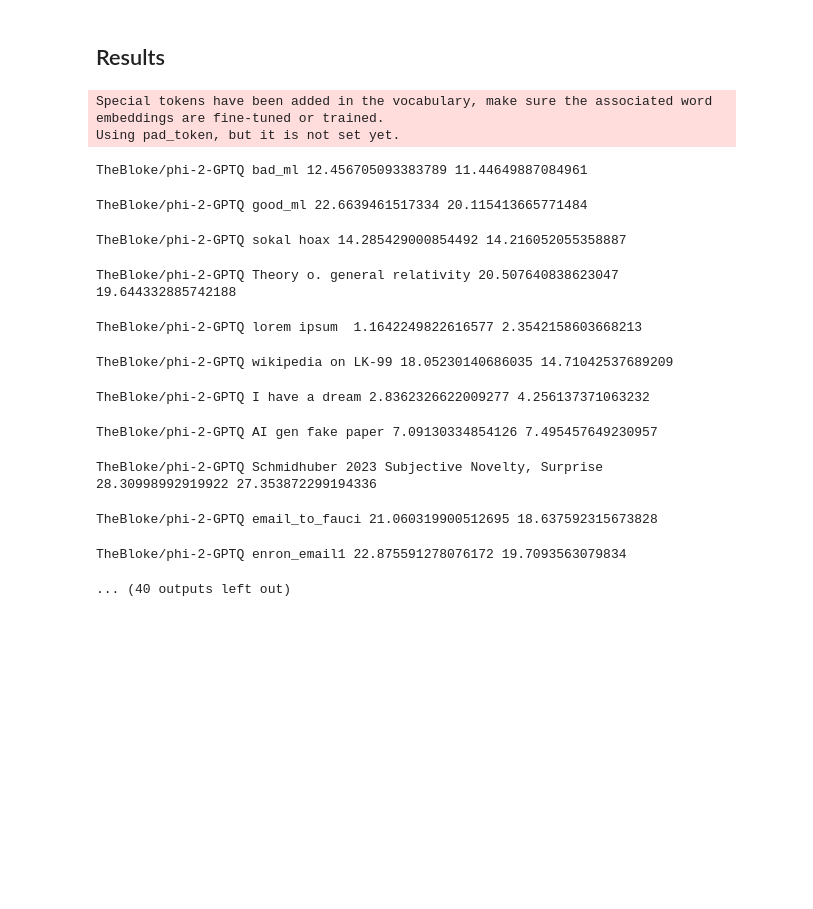
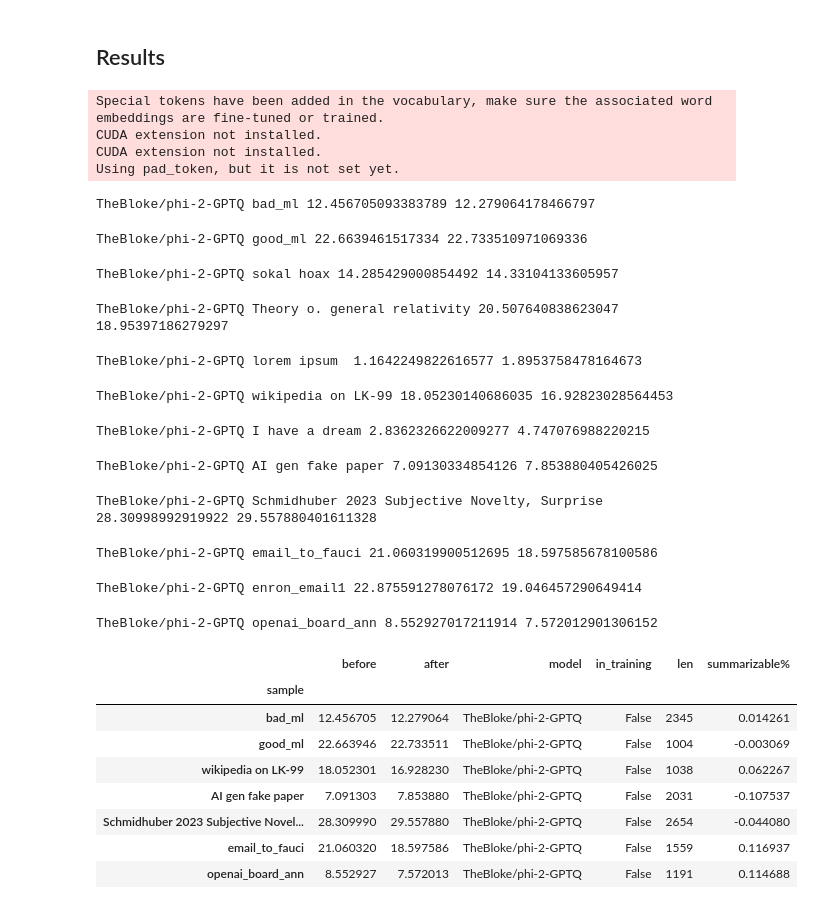
Before and after one commit to wassname/detect_bs_text, a Jupyter notebook: nbs/02_detection_using_tldr_prompt.ipynb, the cells around one changed output. Drawn from its saved outputs; the diff is of its cells as text; code cells hidden in the pictures; blank space fills up the shorter version.

```diff
--- a/nbs/02_detection_using_tldr_prompt.ipynb
+++ b/nbs/02_detection_using_tldr_prompt.ipynb
@@ -227,25 +227,38 @@ Text:
 
         print(model_name, sample['name'], before, after)
         data.append(dict(before=before, after=after, model=model_name, sample=sample['name'],
-                         in_training=sample['in_training'], len=sample['len']))
+                         in_training=sample['in_training'], len=len(sample['text'])))
 # %% [output]
 Special tokens have been added in the vocabulary, make sure the associated word embeddings are fine-tuned or trained.
+CUDA extension not installed.
+CUDA extension not installed.
 Using pad_token, but it is not set yet.
-TheBloke/phi-2-GPTQ bad_ml 12.456705093383789 11.44649887084961
+TheBloke/phi-2-GPTQ bad_ml 12.456705093383789 12.279064178466797
-TheBloke/phi-2-GPTQ good_ml 22.6639461517334 20.115413665771484
+TheBloke/phi-2-GPTQ good_ml 22.6639461517334 22.733510971069336
-TheBloke/phi-2-GPTQ sokal hoax 14.285429000854492 14.216052055358887
+TheBloke/phi-2-GPTQ sokal hoax 14.285429000854492 14.33104133605957
-TheBloke/phi-2-GPTQ Theory o. general relativity 20.507640838623047 19.644332885742188
+TheBloke/phi-2-GPTQ Theory o. general relativity 20.507640838623047 18.95397186279297
-TheBloke/phi-2-GPTQ lorem ipsum  1.1642249822616577 2.3542158603668213
+TheBloke/phi-2-GPTQ lorem ipsum  1.1642249822616577 1.8953758478164673
-TheBloke/phi-2-GPTQ wikipedia on LK-99 18.05230140686035 14.71042537689209
+TheBloke/phi-2-GPTQ wikipedia on LK-99 18.05230140686035 16.92823028564453
-TheBloke/phi-2-GPTQ I have a dream 2.8362326622009277 4.256137371063232
+TheBloke/phi-2-GPTQ I have a dream 2.8362326622009277 4.747076988220215
-TheBloke/phi-2-GPTQ AI gen fake paper 7.09130334854126 7.495457649230957
+TheBloke/phi-2-GPTQ AI gen fake paper 7.09130334854126 7.853880405426025
-TheBloke/phi-2-GPTQ Schmidhuber 2023 Subjective Novelty, Surprise 28.30998992919922 27.353872299194336
+TheBloke/phi-2-GPTQ Schmidhuber 2023 Subjective Novelty, Surprise 28.30998992919922 29.557880401611328
-TheBloke/phi-2-GPTQ email_to_fauci 21.060319900512695 18.637592315673828
+TheBloke/phi-2-GPTQ email_to_fauci 21.060319900512695 18.597585678100586
-TheBloke/phi-2-GPTQ enron_email1 22.875591278076172 19.7093563079834
+TheBloke/phi-2-GPTQ enron_email1 22.875591278076172 19.046457290649414
-... (40 outputs left out)
+TheBloke/phi-2-GPTQ openai_board_ann 8.552927017211914 7.572012901306152
 # %%
 # results
-df = pd.DataFrame(data)
-df["learning%"] = (df["before"] - df["after"])/df["before"]
-df['in_training'] = None
-# df
+df = pd.DataFrame(data).set_index('sample')
+df = df.query('in_training == False')
+df["summarizable%"] = (df["before"] - df["after"])/df["before"]
+
+df
+# %% [output]
+|  | before | after | model | in_training | len | summarizable% |
+| sample |  |  |  |  |  |  |
+| bad_ml | 12.456705 | 12.279064 | TheBloke/phi-2-GPTQ | False | 2345 | 0.014261 |
+| good_ml | 22.663946 | 22.733511 | TheBloke/phi-2-GPTQ | False | 1004 | -0.003069 |
+| wikipedia on LK-99 | 18.052301 | 16.928230 | TheBloke/phi-2-GPTQ | False | 1038 | 0.062267 |
+| AI gen fake paper | 7.091303 | 7.853880 | TheBloke/phi-2-GPTQ | False | 2031 | -0.107537 |
+| Schmidhuber 2023 Subjective Novel... | 28.309990 | 29.557880 | TheBloke/phi-2-GPTQ | False | 2654 | -0.044080 |
+| email_to_fauci | 21.060320 | 18.597586 | TheBloke/phi-2-GPTQ | False | 1559 | 0.116937 |
+| openai_board_ann | 8.552927 | 7.572013 | TheBloke/phi-2-GPTQ | False | 1191 | 0.114688 |
```
Also changed, not shown: parts of 7 cells of this notebook, 4 other files.
